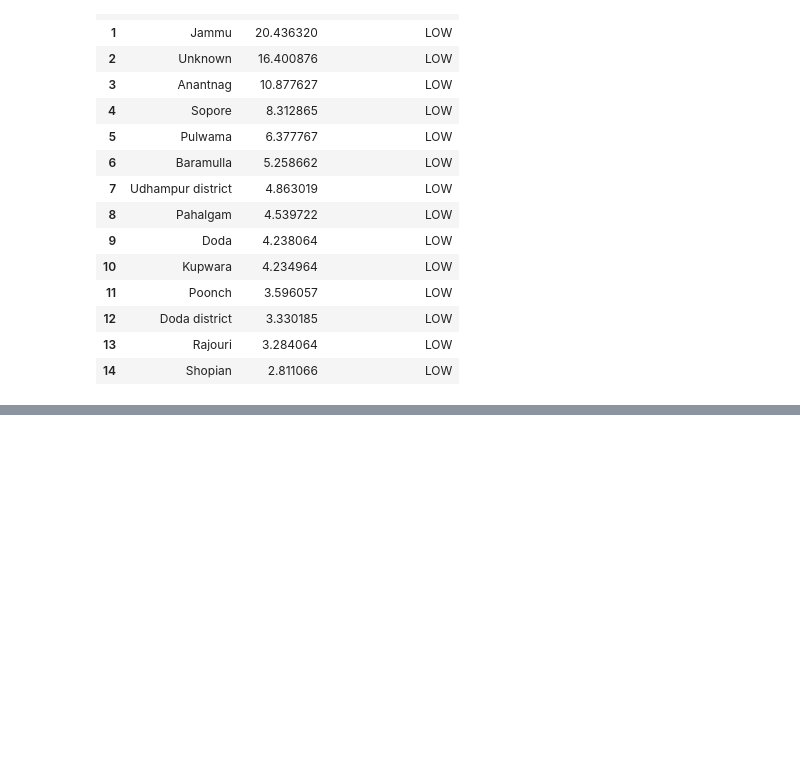
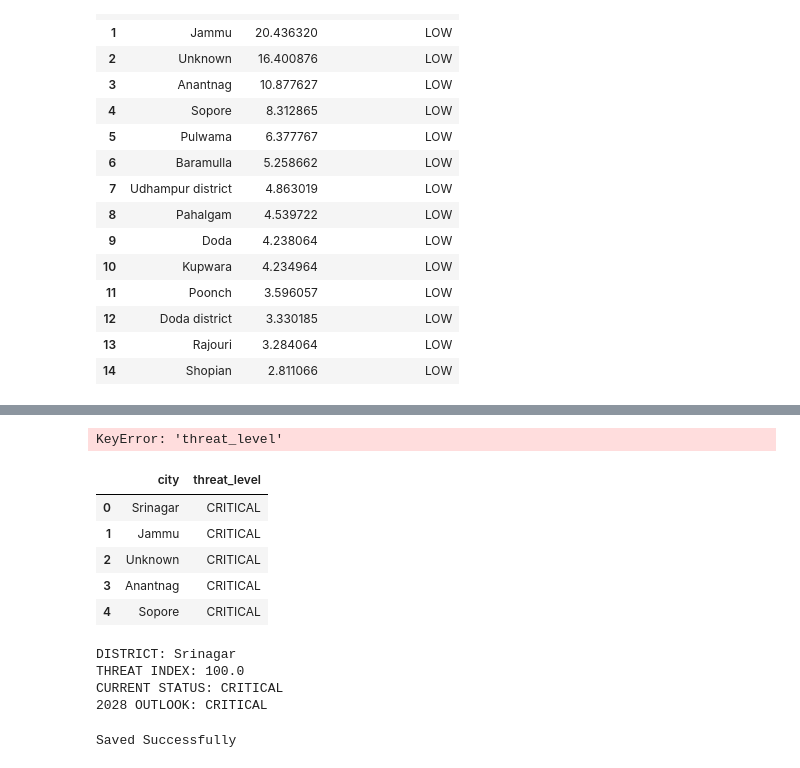
Before and after one commit to aajbelga/TRINETRA, a Jupyter notebook: notebooks/data_cleaning.ipynb, the cells around one changed output, grey strips where cells are left out. Saved outputs shown, nothing was run; the diff lists cells and outputs as text; code cells hidden in the pictures; blank space fills up the shorter version.

Commit message:
Add automated district intelligence reports

```diff
--- a/notebooks/data_cleaning.ipynb
+++ b/notebooks/data_cleaning.ipynb
@@ -1938,0 +1963,66 @@ district_risk[
+# %%
+def generate_intel_report(row):
+
+    return f"""
+DISTRICT: {row['city']}
+THREAT INDEX: {round(row['threat_index'],2)}
+CURRENT STATUS: {row['threat_level']}
+2028 OUTLOOK: {row['future_outlook_2028']}
+"""
+
+district_risk['intel_report'] = district_risk.apply(
+    generate_intel_report,
+    axis=1
+)
+
+print(
+    district_risk['intel_report'].iloc[0]
+)
+# %% [output]
+KeyError: 'threat_level'
+# %%
+q90 = district_risk['risk_score'].quantile(0.90)
+q75 = district_risk['risk_score'].quantile(0.75)
+q50 = district_risk['risk_score'].quantile(0.50)
+
+def threat_level(score):
+    if score >= q90:
+        return "CRITICAL"
+    elif score >= q75:
+        return "HIGH"
+    elif score >= q50:
+        return "ELEVATED"
+    else:
+        return "LOW"
+
+district_risk['threat_level'] = district_risk['risk_score'].apply(threat_level)
+# %%
+district_risk[['city','threat_level']].head()
+# %% [output]
+|  | city | threat_level |
+| 0 | Srinagar | CRITICAL |
+| 1 | Jammu | CRITICAL |
+| 2 | Unknown | CRITICAL |
+| 3 | Anantnag | CRITICAL |
+| 4 | Sopore | CRITICAL |
+# %%
+def generate_intel_report(row):
+
+    return f"""
+DISTRICT: {row['city']}
+THREAT INDEX: {round(row['threat_index'],2)}
+CURRENT STATUS: {row['threat_level']}
+2028 OUTLOOK: {row['future_outlook_2028']}
+"""
+
+district_risk['intel_report'] = district_risk.apply(
+    generate_intel_report,
+    axis=1
+)
+
+print(district_risk['intel_report'].iloc[0])
+# %% [output]
+DISTRICT: Srinagar
+THREAT INDEX: 100.0
+CURRENT STATUS: CRITICAL
+2028 OUTLOOK: CRITICAL
@@ -1938,0 +2034,9 @@ district_risk[
+# %%
+district_risk.to_csv(
+    r"D:\GeoShield-Kashmir\data\processed\district_risk.csv",
+    index=False
+)
+
+print("Saved Successfully")
+# %% [output]
+Saved Successfully
```
Also changed, not shown: parts of 3 cells of this notebook, 1 other file.
